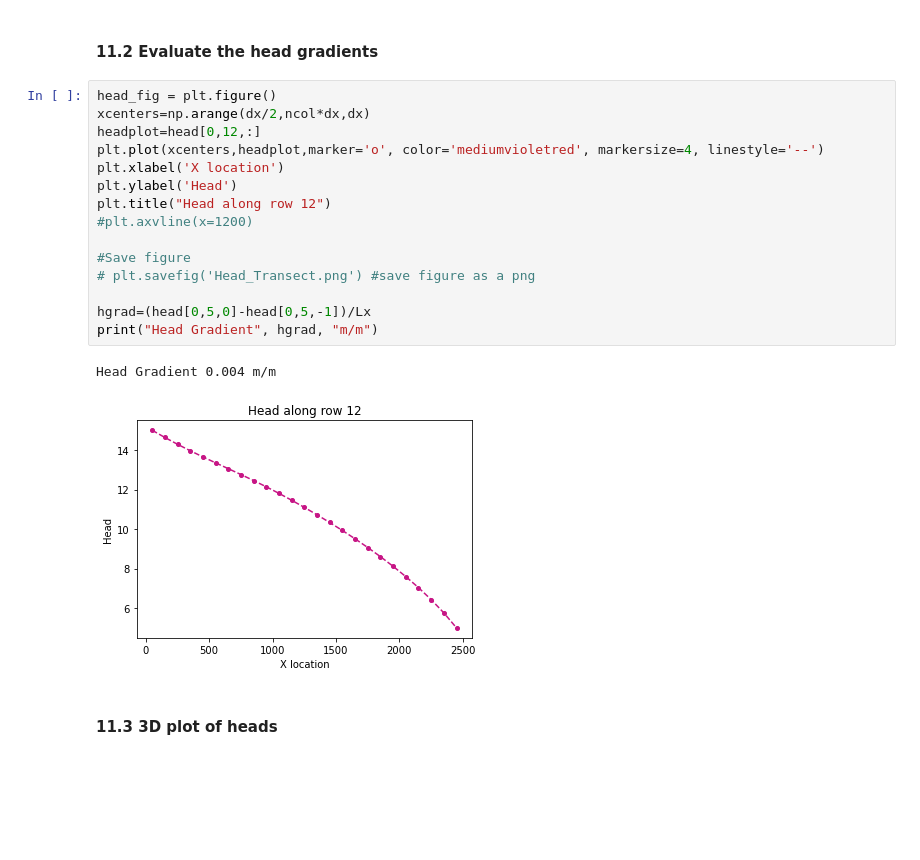
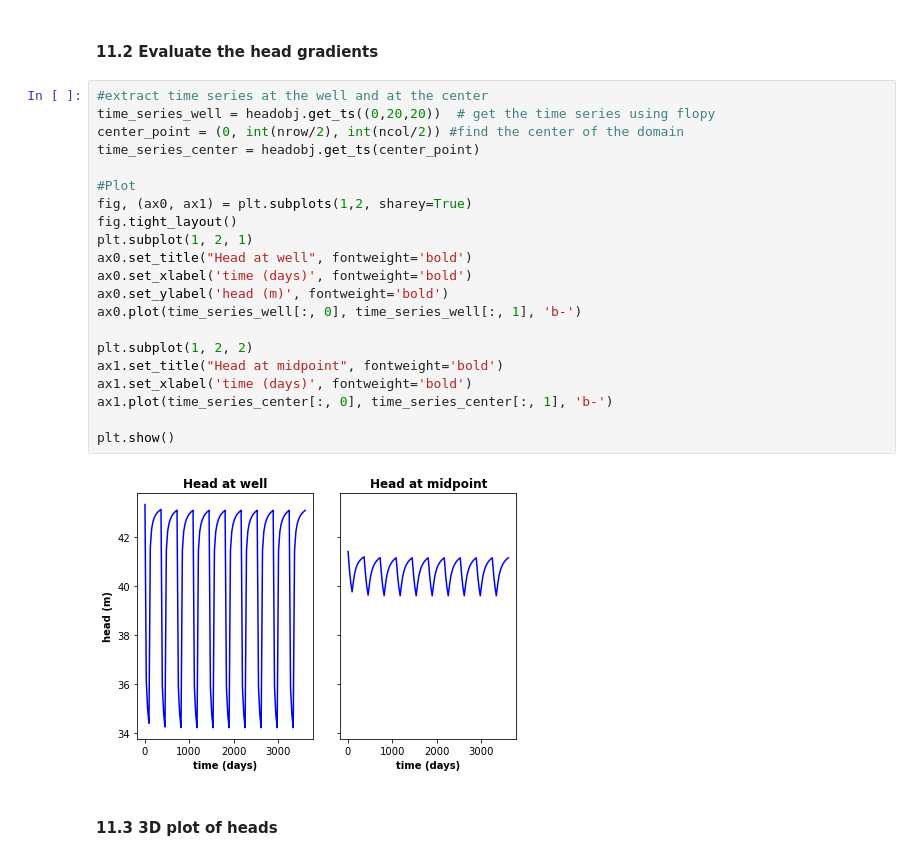
Before and after one commit to GW-modelling-Spring2022/homework-Whrligig, a Jupyter notebook: Working/HW8/starter code/HW8_model_Boyd.ipynb, the cells around one changed output. Saved outputs shown, nothing was run; the diff lists cells and outputs as text; blank space fills up the shorter version.

```diff
--- a/Working/HW8/starter code/HW8_model_Boyd.ipynb
+++ b/Working/HW8/starter code/HW8_model_Boyd.ipynb
@@ -425,23 +413,28 @@ plt.show()
 # %% [markdown]
 #### 11.2 Evaluate the head gradients
-# %%
-head_fig = plt.figure()
-xcenters=np.arange(dx/2,ncol*dx,dx)
-headplot=head[0,12,:]
-plt.plot(xcenters,headplot,marker='o', color='mediumvioletred', markersize=4, linestyle='--')
-plt.xlabel('X location')
-plt.ylabel('Head')
-plt.title("Head along row 12")
-#plt.axvline(x=1200)
-
-#Save figure
-# plt.savefig('Head_Transect.png') #save figure as a png
-
-hgrad=(head[0,5,0]-head[0,5,-1])/Lx
-print("Head Gradient", hgrad, "m/m")
-# %% [output]
-Head Gradient 0.004 m/m
-[figure, removed]
+# %%
+#extract time series at the well and at the center
+time_series_well = headobj.get_ts((0,20,20))  # get the time series using flopy
+center_point = (0, int(nrow/2), int(ncol/2)) #find the center of the domain
+time_series_center = headobj.get_ts(center_point)
+
+#Plot
+fig, (ax0, ax1) = plt.subplots(1,2, sharey=True)
+fig.tight_layout()
+plt.subplot(1, 2, 1)
+ax0.set_title("Head at well", fontweight='bold')
+ax0.set_xlabel('time (days)', fontweight='bold')
+ax0.set_ylabel('head (m)', fontweight='bold')
+ax0.plot(time_series_well[:, 0], time_series_well[:, 1], 'b-')
+
+plt.subplot(1, 2, 2)
+ax1.set_title("Head at midpoint", fontweight='bold')
+ax1.set_xlabel('time (days)', fontweight='bold')
+ax1.plot(time_series_center[:, 0], time_series_center[:, 1], 'b-')
+
+plt.show()
+# %% [output]
+[figure, added]
 # %% [markdown]
 #### 11.3 3D plot of heads
 # %%
```
Also changed, not shown: parts of 9 cells of this notebook, 23 other files.
